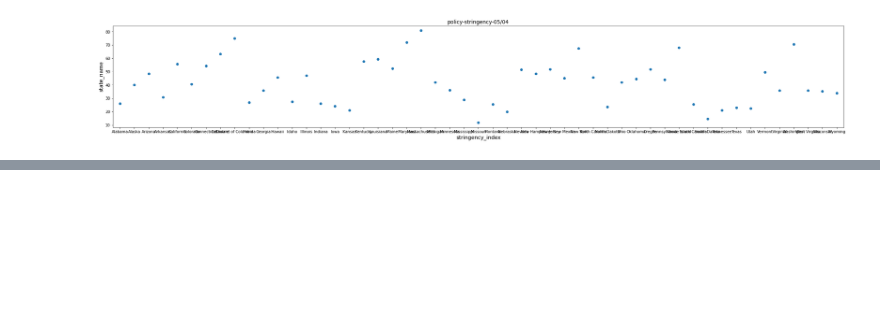
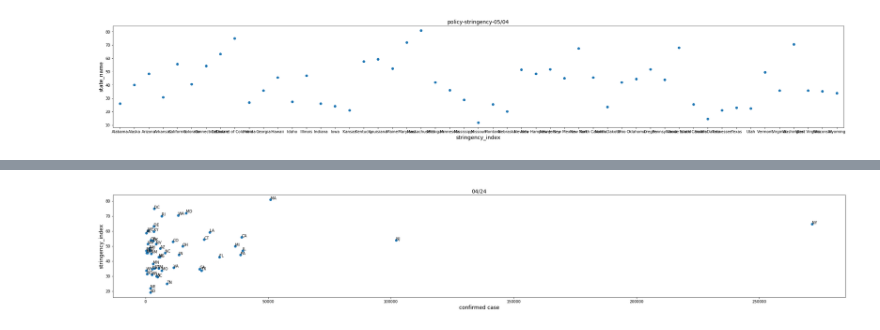
Before and after one commit to iamzhaihy/BD2020-Final-Project, a Jupyter notebook: Data Processing.ipynb, the cells around one changed output, grey strips where cells are left out. Saved outputs shown, nothing was run; the diff lists cells and outputs as text; code cells hidden in the pictures; blank space fills up the shorter version.

Commit message:
add visualization

```diff
--- a/Data Processing.ipynb
+++ b/Data Processing.ipynb
@@ -1355,0 +1360,15 @@ plt.show()
+# %%
+def getcode(l):
+    codes=[]
+    for i in l:
+        for key in statecode:
+            if statecode[key]==i:
+                codes.append(key)
+    return codes
+state_case_on_04_24_df=pd.read_csv('./processed_data/state_cases.csv')
+state_case_on_04_24=state_case_on_04_24_df[state_case_on_04_24_df['date'].isin([20200424])]
+
+
+state_merged_on_04_24=pd.merge(state_case_on_04_24, state_index, on=['state_name'])
+state_merged_on_04_24['state_code']=getcode(state_merged_on_04_24['state_name'])
+state_merged_on_04_24
@@ -1355,0 +1394,15 @@ plt.show()
+# %%
+x = state_merged_on_04_24['confirmed']
+y = state_merged_on_04_24['stringency_index']
+txt = state_merged_on_04_24['state_code']
+
+plt.figure(num=3, figsize=(35, 5))
+plt.scatter(x,y,s = 36)
+plt.ylabel('stringency_index', fontsize=14)
+plt.xlabel('confirmed case', fontsize=14)
+plt.title('04/24', fontsize=14)
+for i in range(len(x)):
+    plt.annotate(txt[i], xy = (x[i], y[i]), xytext = (x[i]+0.1, y[i]+0.1))
+plt.show()
+# %% [output]
+[figure, added]
```
Also changed, not shown: parts of 14 cells of this notebook, 2 other files.
